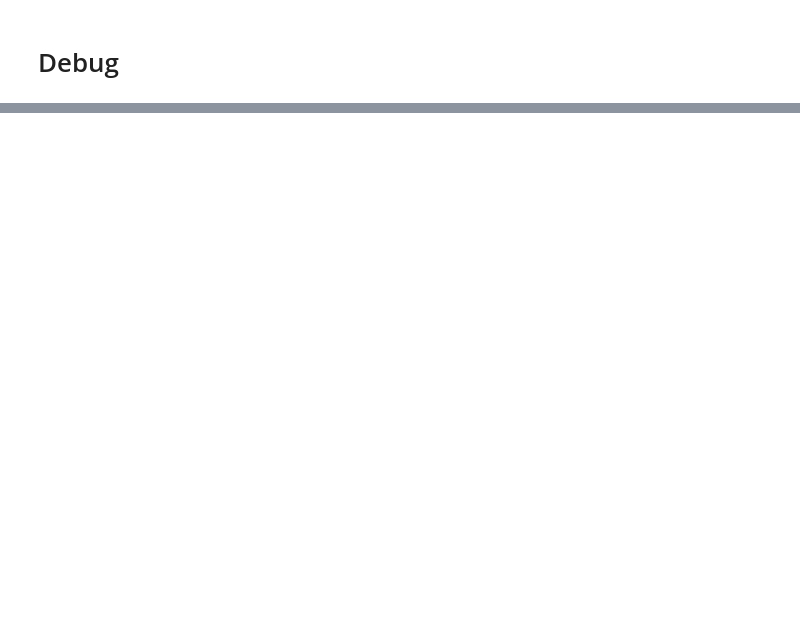
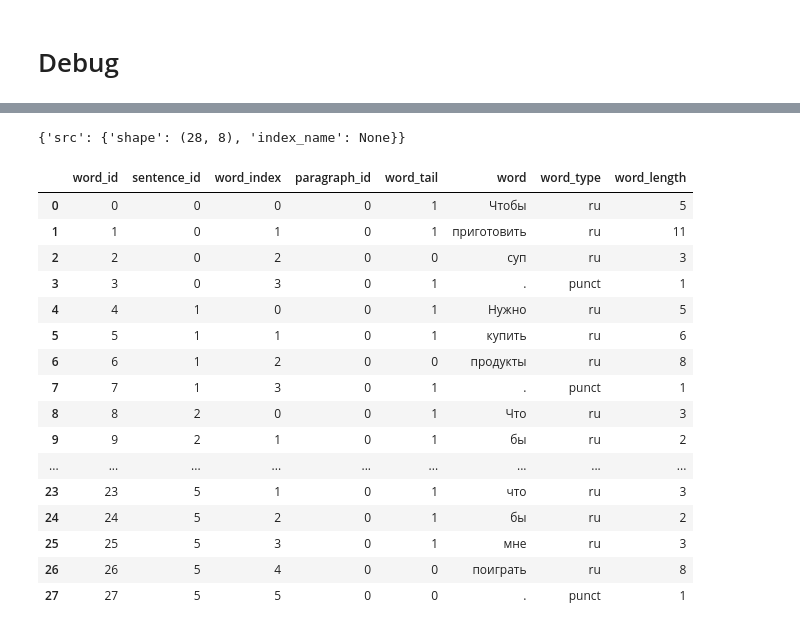
Before and after one commit to okulovsky/grammar_ru, a Jupyter notebook: research/alternative/research.ipynb, the cells around one changed output, grey strips where cells are left out. Drawn from its saved outputs; the diff is of its cells as text; code cells hidden in the pictures; blank space fills up the shorter version.

```diff
--- a/research/alternative/research.ipynb
+++ b/research/alternative/research.ipynb
@@ -200,0 +338,30 @@ frame[frame['label'] == 1].head()
+# %%
+db = Separator.build_bundle(
+    'Чтобы приготовить суп. Нужно купить продукты. Что бы мне сделать. С Новым Годом!. Для того, чтобы. Во что бы мне поиграть.'
+)
+filterer = ChtobyFilterer()
+# %%
+db
+# %% [output]
+{'src': {'shape': (28, 8), 'index_name': None}}
+# %%
+frame = db.data_frames['src']
+frame
+# %% [output]
+|  | word_id | sentence_id | word_index | paragraph_id | word_tail | word | word_type | word_length |
+| 0 | 0 | 0 | 0 | 0 | 1 | Чтобы | ru | 5 |
+| 1 | 1 | 0 | 1 | 0 | 1 | приготовить | ru | 11 |
+| 2 | 2 | 0 | 2 | 0 | 0 | суп | ru | 3 |
+| 3 | 3 | 0 | 3 | 0 | 1 | . | punct | 1 |
+| 4 | 4 | 1 | 0 | 0 | 1 | Нужно | ru | 5 |
+| 5 | 5 | 1 | 1 | 0 | 1 | купить | ru | 6 |
+| 6 | 6 | 1 | 2 | 0 | 0 | продукты | ru | 8 |
+| 7 | 7 | 1 | 3 | 0 | 1 | . | punct | 1 |
+| 8 | 8 | 2 | 0 | 0 | 1 | Что | ru | 3 |
+| 9 | 9 | 2 | 1 | 0 | 1 | бы | ru | 2 |
+| ... | ... | ... | ... | ... | ... | ... | ... | ... |
+| 23 | 23 | 5 | 1 | 0 | 1 | что | ru | 3 |
+| 24 | 24 | 5 | 2 | 0 | 1 | бы | ru | 2 |
+| 25 | 25 | 5 | 3 | 0 | 1 | мне | ru | 3 |
+| 26 | 26 | 5 | 4 | 0 | 0 | поиграть | ru | 8 |
+| 27 | 27 | 5 | 5 | 0 | 0 | . | punct | 1 |
```
Also changed, not shown: parts of 60 cells of this notebook, 2 other files.
